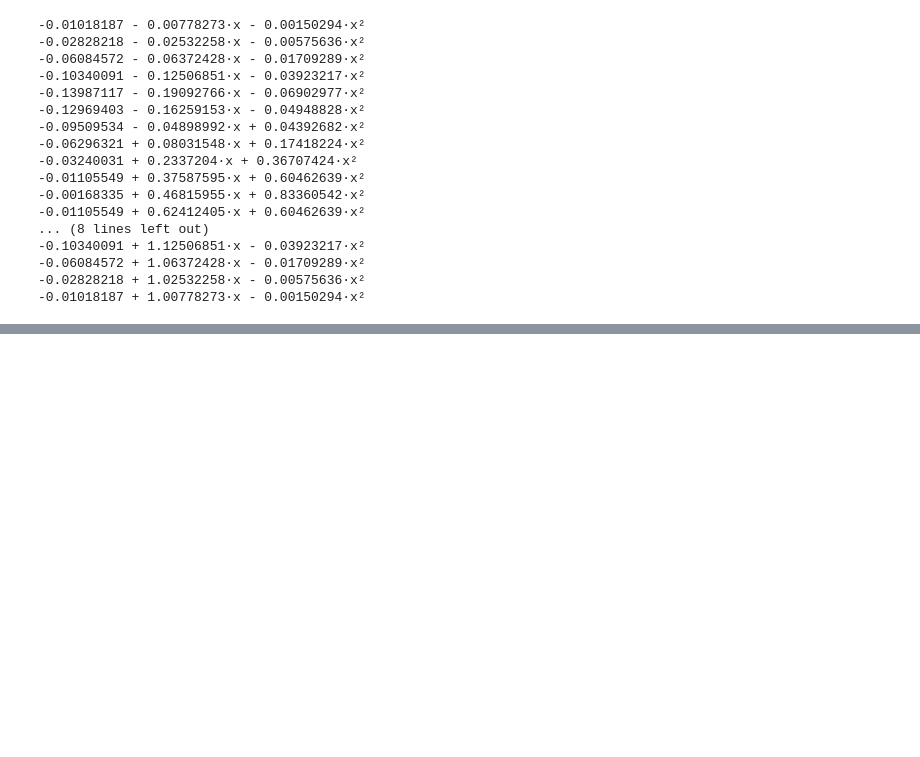
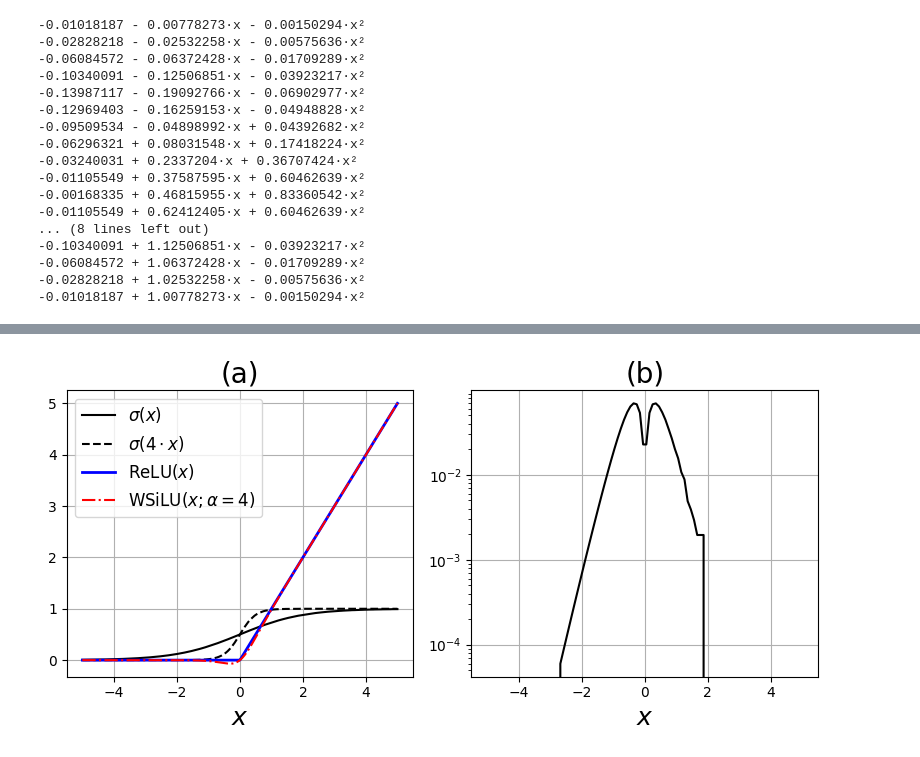
Before and after one commit to radc/hwsigmoid_lascas2026, a Jupyter notebook: notebooks/denis_aproxPolinomial.ipynb, the cells around one changed output, grey strips where cells are left out. Saved outputs shown, nothing was run; the diff lists cells and outputs as text; code cells hidden in the pictures; blank space fills up the shorter version.

Commit message:
hw wsilu polinomial (incompleto)

```diff
--- a/notebooks/denis_aproxPolinomial.ipynb
+++ b/notebooks/denis_aproxPolinomial.ipynb
@@ -2549,0 +3168,48 @@ def WSiLU_polinomial(x):
+# %%
+import numpy as np
+import matplotlib.pyplot as plt
+
+# Definições em float16
+DTYPE = np.float16
+
+def sigmoid(x):
+    x = np.array(x, dtype=DTYPE)
+    return 1 / (1 + np.exp(-x))
+
+def relu(x):
+    x = np.array(x, dtype=DTYPE)
+    return np.maximum(DTYPE(0), x)
+
+def wsilu(x, alpha=4):
+    x = np.array(x, dtype=DTYPE)
+    alpha = DTYPE(alpha)
+    return x / (1 + np.exp(-alpha * x))
+
+# ---------- Plot ----------
+plt.figure(figsize=(8, 4))
+
+plt.subplot(1, 2, 1)
+x = np.linspace(-5, 5, 1000, dtype=DTYPE)
+plt.plot(x, sigmoid(x), label="$\\sigma(x)$", color="black")
+plt.plot(x, sigmoid(DTYPE(4)*x), label="$\\sigma(4 \\cdot x)$", color="black", linestyle="--")
+plt.plot(x, relu(x), label="ReLU$(x)$", linewidth=2, color='blue')
+plt.plot(x, wsilu(x, alpha=4), label="WSiLU$(x; \\alpha=4)$", color="red", linestyle="-.")
+plt.grid()
+plt.legend(fontsize=12)
+plt.xlabel("$x$", fontsize=18)
+plt.title("(a)", fontsize=20)
+
+plt.subplot(1, 2, 2)
+x = np.linspace(-5, 5, 100, dtype=DTYPE)
+plt.plot(x, np.abs(relu(x) - wsilu(x, alpha=4)),
+         label="$| \\text{ReLU}(x) - \\text{WSiLU}(x;4)|$", color="black")
+plt.yscale('log')
+plt.grid()
+#plt.legend(fontsize=12)
+plt.xlabel("$x$", fontsize=18)
+plt.title("(b)", fontsize=20)
+
+plt.tight_layout()
+plt.show()
+# %% [output]
+[figure, added]
```
Also changed, not shown: parts of 6 cells of this notebook, 17 other files.
